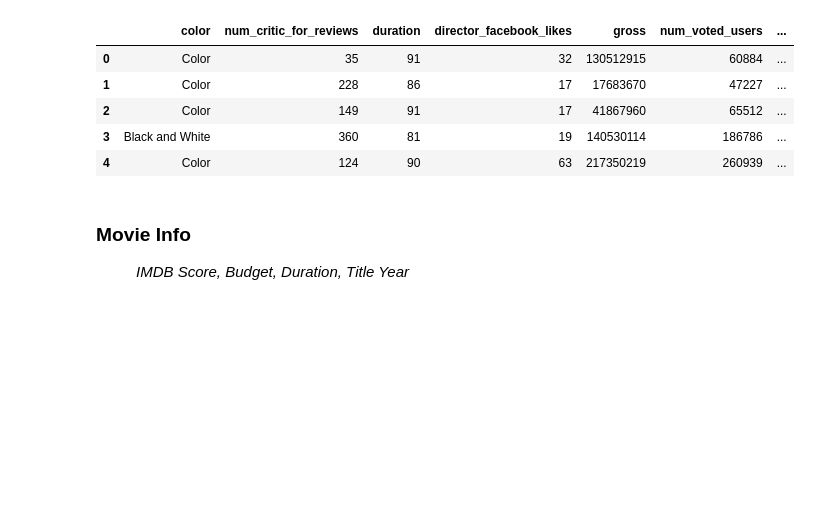
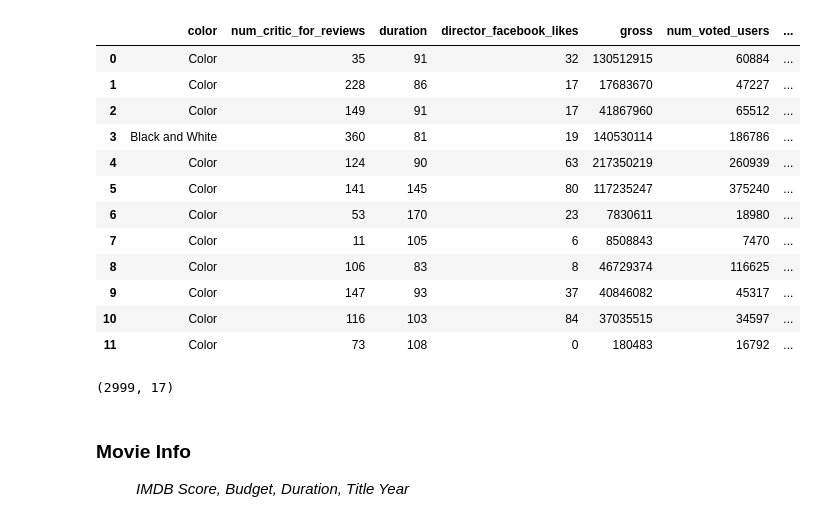
Before and after one commit to marc-hern/Feature-Selection-In-IMDB, a Jupyter notebook: Feature-Selection.ipynb, the cells around one changed output. Saved outputs shown, nothing was run; the diff lists cells and outputs as text; code cells hidden in the pictures; blank space fills up the shorter version.

```diff
--- a/Feature-Selection.ipynb
+++ b/Feature-Selection.ipynb
@@ -18,14 +18,25 @@ with warnings.catch_warnings():
 # %%
 # Read csv into Pandas dataframe
 movies_dataframe = pd.read_csv('movie_metadata_usa.csv')
-movies_dataframe.head()
+movies_dataframe.head(12)
 # %% [output]
 |  | color | num_critic_for_reviews | duration | director_facebook_likes | gross | num_voted_users | ... |
 | 0 | Color | 35 | 91 | 32 | 130512915 | 60884 | ... |
 | 1 | Color | 228 | 86 | 17 | 17683670 | 47227 | ... |
 | 2 | Color | 149 | 91 | 17 | 41867960 | 65512 | ... |
 | 3 | Black and White | 360 | 81 | 19 | 140530114 | 186786 | ... |
 | 4 | Color | 124 | 90 | 63 | 217350219 | 260939 | ... |
+| 5 | Color | 141 | 145 | 80 | 117235247 | 375240 | ... |
+| 6 | Color | 53 | 170 | 23 | 7830611 | 18980 | ... |
+| 7 | Color | 11 | 105 | 6 | 8508843 | 7470 | ... |
+| 8 | Color | 106 | 83 | 8 | 46729374 | 116625 | ... |
+| 9 | Color | 147 | 93 | 37 | 40846082 | 45317 | ... |
+| 10 | Color | 116 | 103 | 84 | 37035515 | 34597 | ... |
+| 11 | Color | 73 | 108 | 0 | 180483 | 16792 | ... |
+# %%
+movies_dataframe.shape
+# %% [output]
+(2999, 17)
 # %% [markdown]
 <dl>
     <dt><h3>Movie Info</h3></dt>
```
Also changed, not shown: parts of 12 cells of this notebook.
